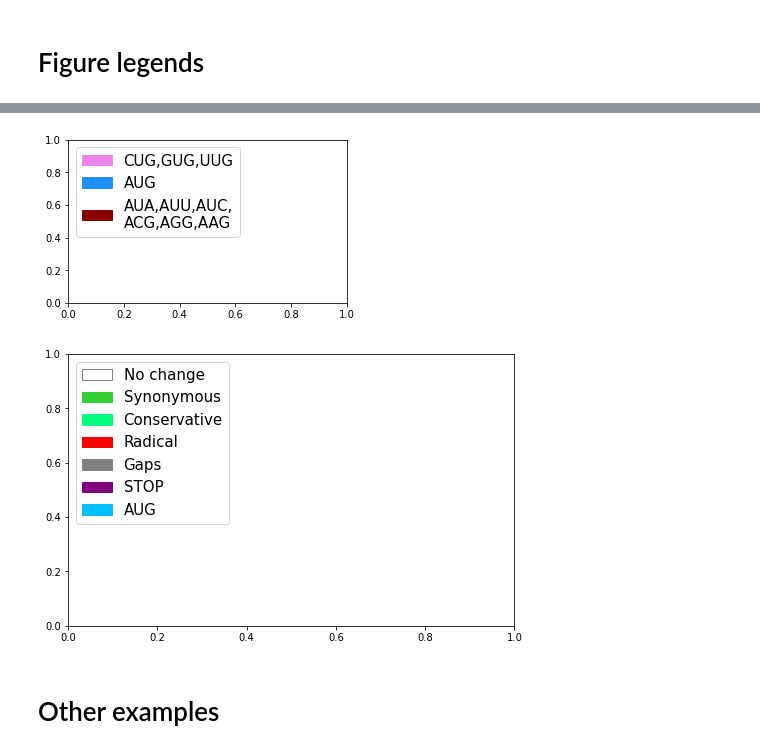
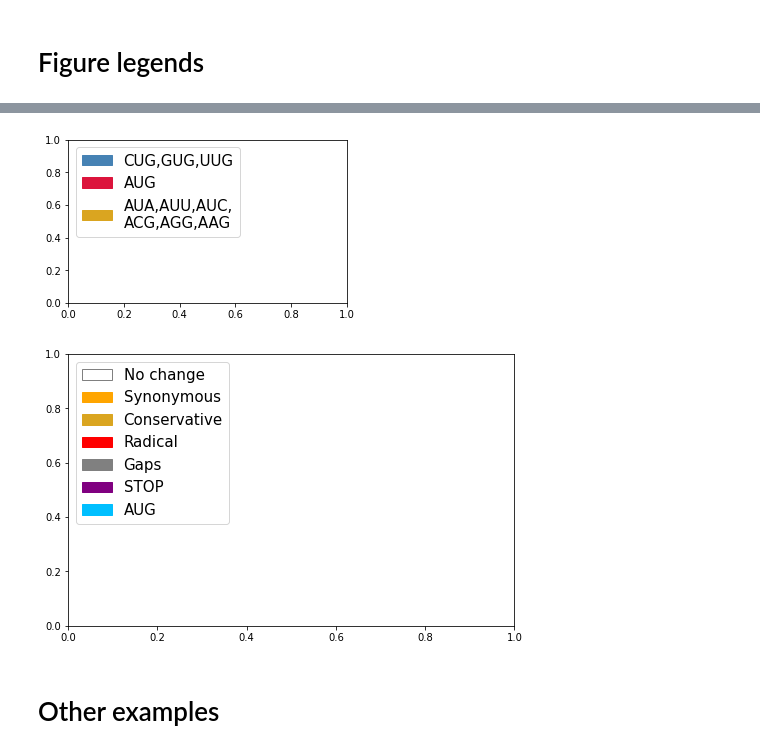
Before and after one commit to triasteran/nonAUG_manuscript, a Jupyter notebook: jupyter_notebooks/5_v2_PhyloCSF_and_TripsLike_plots.ipynb, the cells around one changed output, grey strips where cells are left out. Drawn from its saved outputs; the diff is of its cells as text; code cells hidden in the pictures.

```diff
--- a/jupyter_notebooks/5_v2_PhyloCSF_and_TripsLike_plots.ipynb
+++ b/jupyter_notebooks/5_v2_PhyloCSF_and_TripsLike_plots.ipynb
@@ -996,27 +1184,27 @@ plot_PCSF_score_and_aln_trips(d = d,
 # %%
-legend_elements = [Patch(facecolor='violet', edgecolor='violet',
+legend_elements = [Patch(facecolor='steelblue', edgecolor='steelblue',
                          label='CUG,GUG,UUG'),
-                   Patch(facecolor='dodgerblue', edgecolor='dodgerblue',
+                   Patch(facecolor='crimson', edgecolor='crimson',
                          label='AUG'),
-                   Patch(facecolor='darkred', edgecolor='darkred',
+                   Patch(facecolor='goldenrod', edgecolor='goldenrod',
                          label='AUA,AUU,AUC,\nACG,AGG,AAG')]
 
 # Create the figure
 fig, ax = plt.subplots(figsize=(5, 3))
 #ax.legend(handles=legend_elements, loc='center')
 
 ax.legend(handles=legend_elements, loc=2, prop={'size': 15})
 
 plt.show()
 # %% [output]
-[figure, old version]
+[figure, new version]
 # %%
 # 'white', 'limegreen', 'grey', 'purple', 'deepskyblue', 'springgreen', 'red'
 legend_elements = [Patch(facecolor='white', edgecolor='grey',
                          label='No change'),
-                   Patch(facecolor='limegreen', edgecolor='limegreen',
+                   Patch(facecolor='orange', edgecolor='orange',
                          label='Synonymous'),
-                   Patch(facecolor='springgreen', edgecolor='springgreen',
+                   Patch(facecolor='goldenrod', edgecolor='goldenrod',
                          label='Conservative'),
                    Patch(facecolor='red', edgecolor='red',
                          label='Radical'),
@@ -1035,7 +1223,7 @@ ax.legend(handles=legend_elements, loc=2, prop={'size': 15})
 
 plt.show()
 # %% [output]
-[figure, old version]
+[figure, new version]
 # %% [markdown]
 # Other examples
 # %%
```
Also changed, not shown: parts of 37 cells of this notebook, 21 other files.
